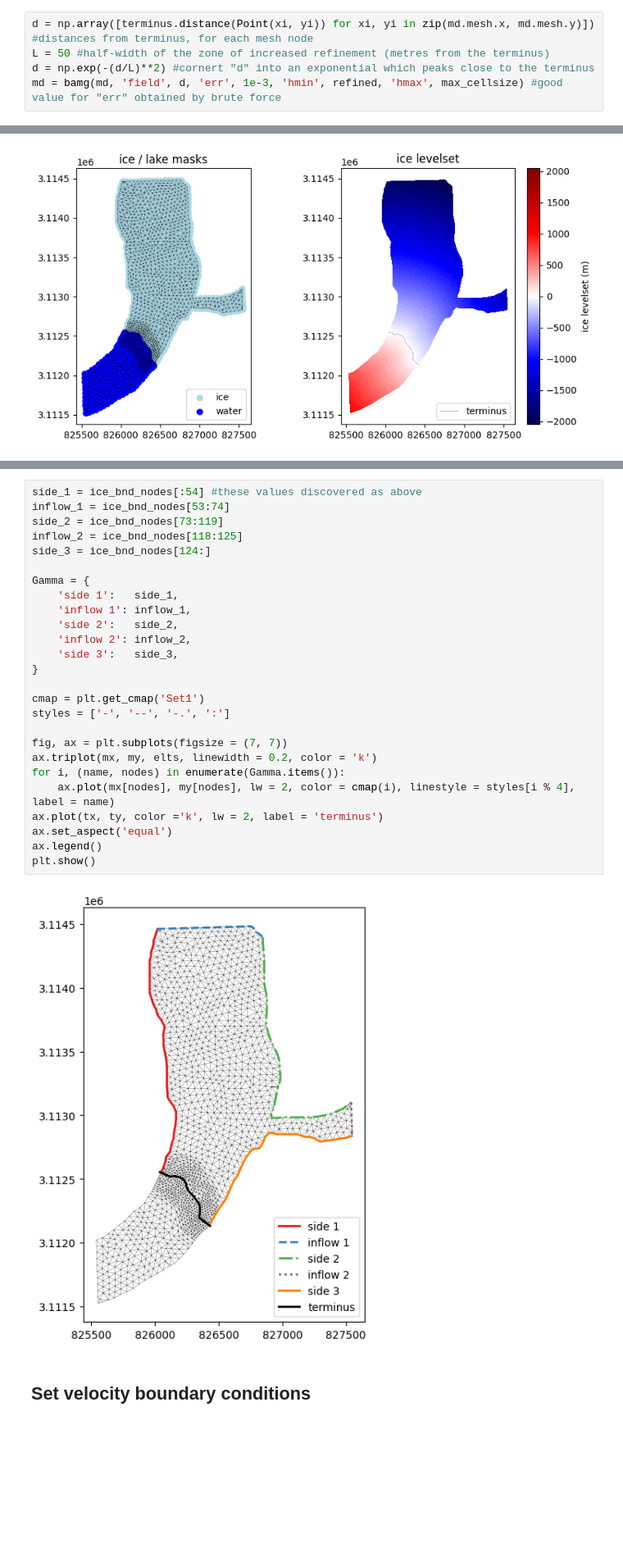
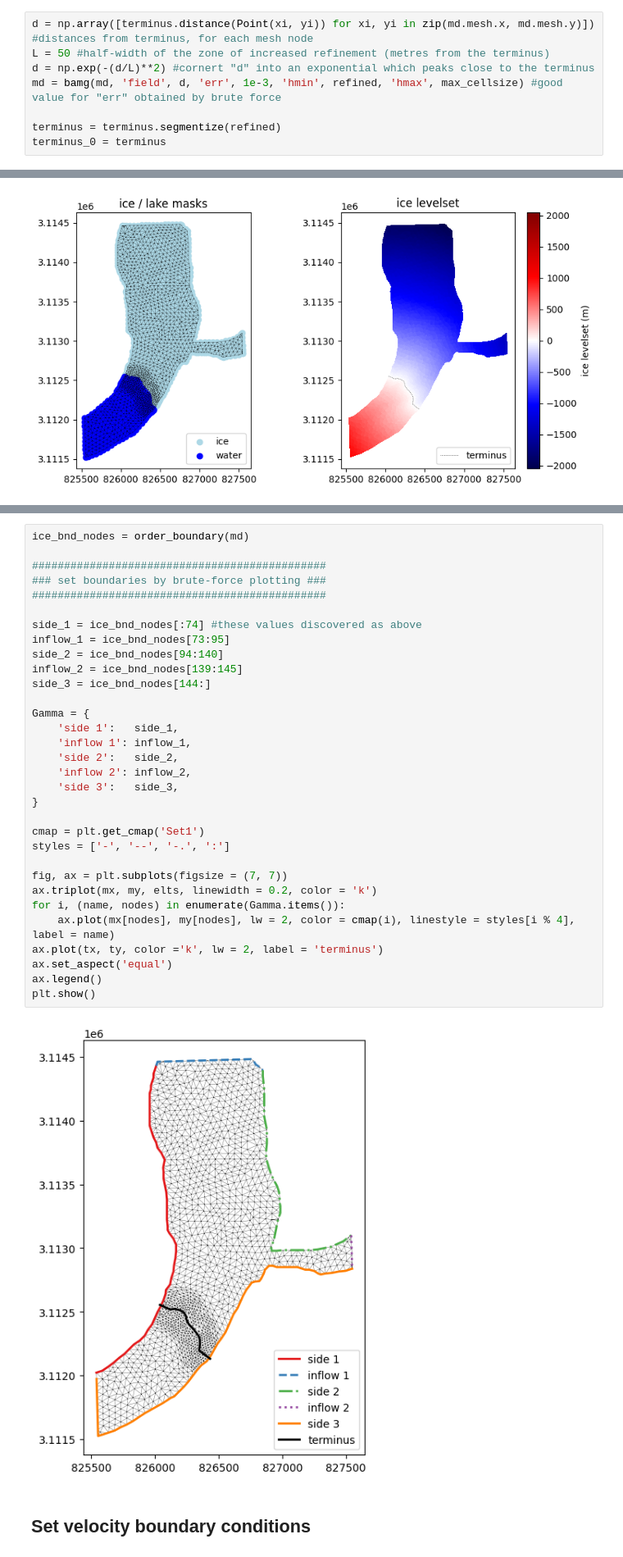
Before and after one commit to chrismiele/glimmer, a Jupyter notebook: issm/luggye_HO_model.ipynb, the cells around one changed output, grey strips where cells are left out. Shown at 82% size. Cells and saved outputs as stored; diff of their text form; blank space fills up the shorter version.

```diff
--- a/issm/luggye_HO_model.ipynb
+++ b/issm/luggye_HO_model.ipynb
@@ -117,6 +120,9 @@ d = np.array([terminus.distance(Point(xi, yi)) for xi, yi in zip(md.mesh.x, md.m
 L = 50 #half-width of the zone of increased refinement (metres from the terminus)
 d = np.exp(-(d/L)**2) #cornert "d" into an exponential which peaks close to the terminus
 md = bamg(md, 'field', d, 'err', 1e-3, 'hmin', refined, 'hmax', max_cellsize) #good value for "err" obtained by brute force
+
+terminus = terminus.segmentize(refined)
+terminus_0 = terminus
 # %%
 mx, my = md.mesh.x, md.mesh.y #redefine for new mesh
 elts = md.mesh.elements - 1
@@ -225,31 +207,37 @@ def plot_subset(index_1, index_2):
 # %%
-side_1 = ice_bnd_nodes[:54] #these values discovered as above
-inflow_1 = ice_bnd_nodes[53:74]
-side_2 = ice_bnd_nodes[73:119]
-inflow_2 = ice_bnd_nodes[118:125]
-side_3 = ice_bnd_nodes[124:]
+ice_bnd_nodes = order_boundary(md)
+
+##############################################
+### set boundaries by brute-force plotting ###
+##############################################
+
+side_1 = ice_bnd_nodes[:74] #these values discovered as above
+inflow_1 = ice_bnd_nodes[73:95]
+side_2 = ice_bnd_nodes[94:140]
+inflow_2 = ice_bnd_nodes[139:145]
+side_3 = ice_bnd_nodes[144:]
 
 Gamma = {
     'side 1':   side_1,
     'inflow 1': inflow_1,
     'side 2':   side_2,
     'inflow 2': inflow_2,
     'side 3':   side_3,
 }
 
 cmap = plt.get_cmap('Set1')
 styles = ['-', '--', '-.', ':']
 
 fig, ax = plt.subplots(figsize = (7, 7))
 ax.triplot(mx, my, elts, linewidth = 0.2, color = 'k')
 for i, (name, nodes) in enumerate(Gamma.items()):
     ax.plot(mx[nodes], my[nodes], lw = 2, color = cmap(i), linestyle = styles[i % 4], label = name)
 ax.plot(tx, ty, color ='k', lw = 2, label = 'terminus')
 ax.set_aspect('equal')
 ax.legend()
 plt.show()
 # %% [output]
-[figure, old version]
+[figure, new version]
 # %% [markdown]
 ## Set velocity boundary conditions
 # %%
```
Also changed, not shown: parts of 11 cells of this notebook, 1 other file.
